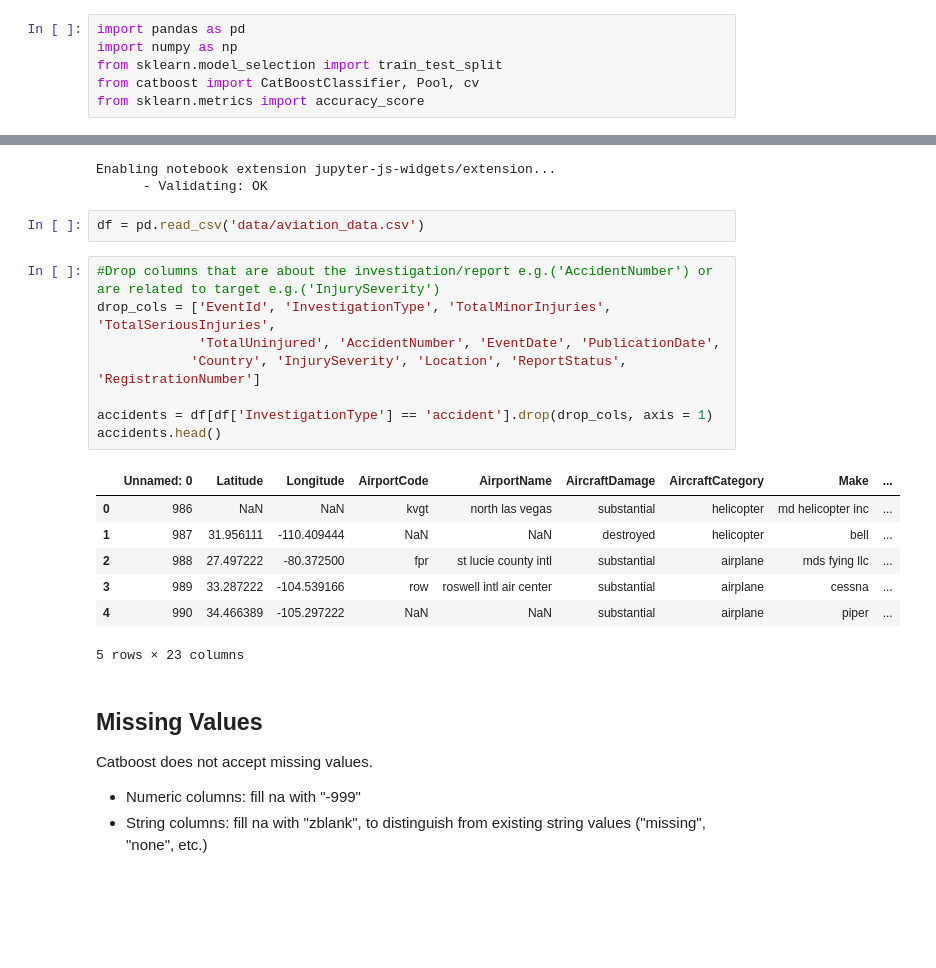
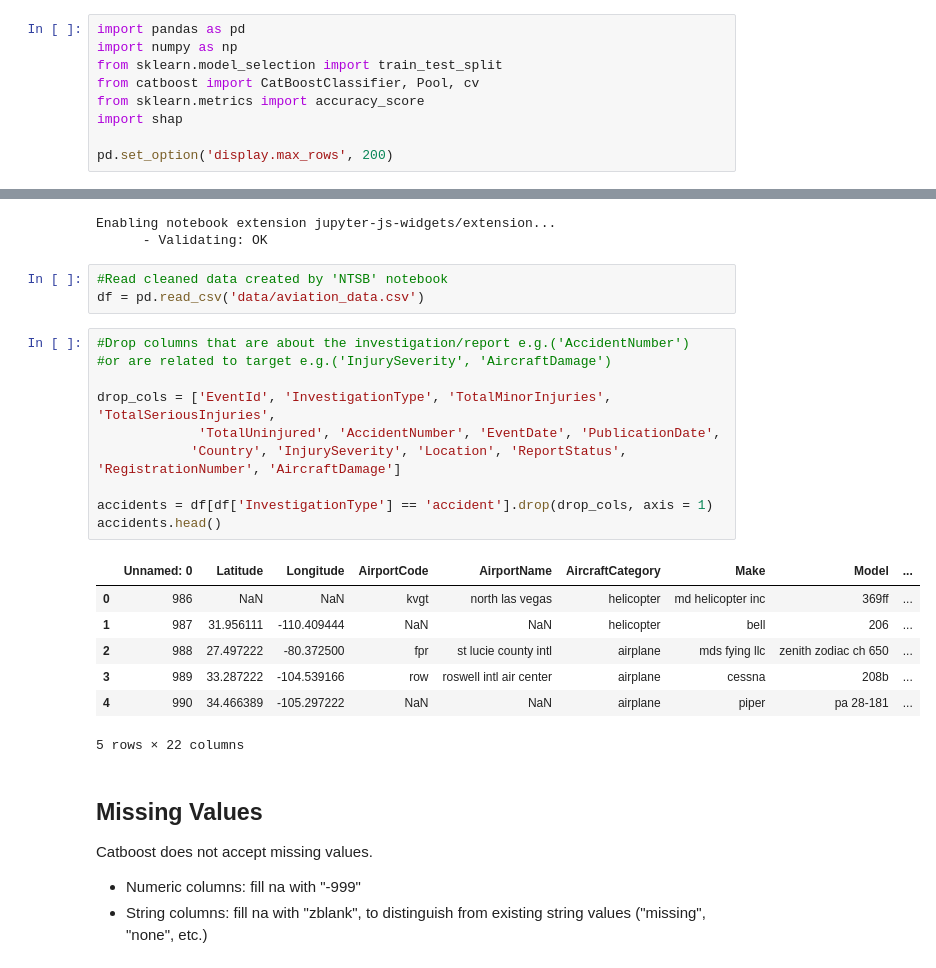
Before and after one commit to kirstyward/data-scientist-exercise02, a Jupyter notebook: fatality_modeling.ipynb, the cells around one changed output, grey strips where cells are left out. Drawn from its saved outputs; the diff is of its cells as text; blank space fills up the shorter version.

Commit message:
add shap, exclude plane damage from model

```diff
--- a/fatality_modeling.ipynb
+++ b/fatality_modeling.ipynb
@@ -10,29 +10,35 @@ import numpy as np
 from sklearn.model_selection import train_test_split
 from catboost import CatBoostClassifier, Pool, cv
 from sklearn.metrics import accuracy_score
+import shap
+
+pd.set_option('display.max_rows', 200)
 # %%
 !jupyter nbextension enable --py widgetsnbextension
 # %% [output]
 Enabling notebook extension jupyter-js-widgets/extension...
       - Validating: OK
 # %%
+#Read cleaned data created by 'NTSB' notebook
 df = pd.read_csv('data/aviation_data.csv')
 # %%
-#Drop columns that are about the investigation/report e.g.('AccidentNumber') or are related to target e.g.('InjurySeverity')
+#Drop columns that are about the investigation/report e.g.('AccidentNumber')
+#or are related to target e.g.('InjurySeverity', 'AircraftDamage')
+
 drop_cols = ['EventId', 'InvestigationType', 'TotalMinorInjuries', 'TotalSeriousInjuries',
              'TotalUninjured', 'AccidentNumber', 'EventDate', 'PublicationDate',
-            'Country', 'InjurySeverity', 'Location', 'ReportStatus', 'RegistrationNumber']
+            'Country', 'InjurySeverity', 'Location', 'ReportStatus', 'RegistrationNumber', 'AircraftDamage']
 
 accidents = df[df['InvestigationType'] == 'accident'].drop(drop_cols, axis = 1)
 accidents.head()
 # %% [output]
-|  | Unnamed: 0 | Latitude | Longitude | AirportCode | AirportName | AircraftDamage | AircraftCategory | Make | ... |
-| 0 | 986 | NaN | NaN | kvgt | north las vegas | substantial | helicopter | md helicopter inc | ... |
-| 1 | 987 | 31.956111 | -110.409444 | NaN | NaN | destroyed | helicopter | bell | ... |
-| 2 | 988 | 27.497222 | -80.372500 | fpr | st lucie county intl | substantial | airplane | mds fying llc | ... |
-| 3 | 989 | 33.287222 | -104.539166 | row | roswell intl air center | substantial | airplane | cessna | ... |
-| 4 | 990 | 34.466389 | -105.297222 | NaN | NaN | substantial | airplane | piper | ... |
+|  | Unnamed: 0 | Latitude | Longitude | AirportCode | AirportName | AircraftCategory | Make | Model | ... |
+| 0 | 986 | NaN | NaN | kvgt | north las vegas | helicopter | md helicopter inc | 369ff | ... |
+| 1 | 987 | 31.956111 | -110.409444 | NaN | NaN | helicopter | bell | 206 | ... |
+| 2 | 988 | 27.497222 | -80.372500 | fpr | st lucie county intl | airplane | mds fying llc | zenith zodiac ch 650 | ... |
+| 3 | 989 | 33.287222 | -104.539166 | row | roswell intl air center | airplane | cessna | 208b | ... |
+| 4 | 990 | 34.466389 | -105.297222 | NaN | NaN | airplane | piper | pa 28-181 | ... |
-5 rows × 23 columns
+5 rows × 22 columns
 # %% [markdown]
 ## Missing Values
 
```
Also changed, not shown: parts of 16 cells of this notebook.
